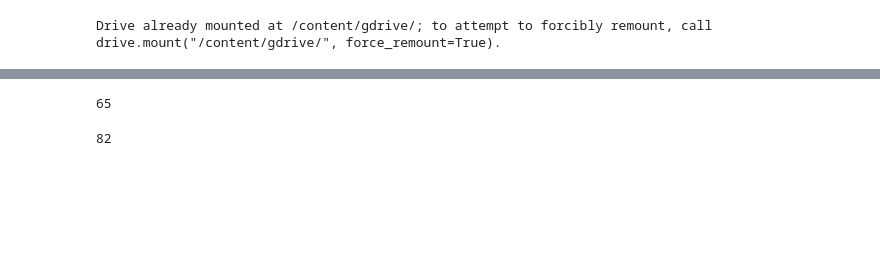
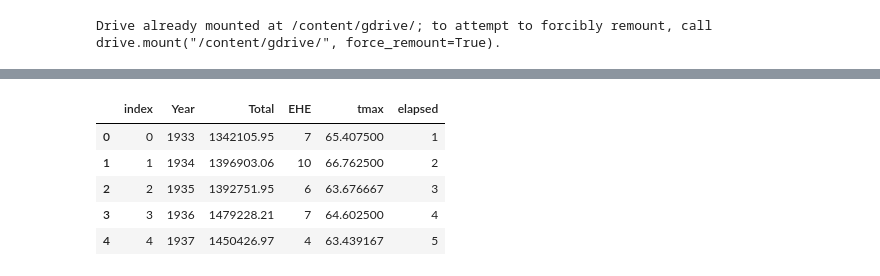
Before and after one commit to aranpandey/CornyWebbedRegisters, a Jupyter notebook: Temp+Mortality.ipynb, the cells around one changed output, grey strips where cells are left out. Drawn from its saved outputs; the diff is of its cells as text; code cells hidden in the pictures; blank space fills up the shorter version.

```diff
--- a/Temp+Mortality.ipynb
+++ b/Temp+Mortality.ipynb
@@ -186,0 +170,18 @@ df_merged.head(100)
+# %%
+inputs = df_merged['EHE'].to_numpy()
+outputs = df_merged['Total'].to_numpy()
+df.tail(5)
+days = []
+count = 0
+for elements in inputs:
+  count += 1
+  days.append(count)
+df_merged['elapsed'] = days
+df_merged.head()
+# %% [output]
+|  | index | Year | Total | EHE | tmax | elapsed |
+| 0 | 0 | 1933 | 1342105.95 | 7 | 65.407500 | 1 |
+| 1 | 1 | 1934 | 1396903.06 | 10 | 66.762500 | 2 |
+| 2 | 2 | 1935 | 1392751.95 | 6 | 63.676667 | 3 |
+| 3 | 3 | 1936 | 1479228.21 | 7 | 64.602500 | 4 |
+| 4 | 4 | 1937 | 1450426.97 | 4 | 63.439167 | 5 |
@@ -187,16 +204,10 @@ df_merged.head(100)
 # %%
-inputs = df_merged.to_numpy()
-outputs = df_merged.to_numpy()
 from matplotlib import pyplot as plt
-split = int(0.8*len(df_merged))
-X_train, X_test, y_train, y_test = inputs[:split], inputs[split:], outputs[:split], outputs[split:]
-X_train = np.expand_dims(X_train,axis=2)
-X_test = np.expand_dims(X_test,axis=2)
-
-print(split)
+split = int(0.8*len(betterinputs))
+X_train, X_test, y_train, y_test = betterinputs[:split], betterinputs[split:], betteroutputs[:split], betteroutputs[split:]
+X_train = np.expand_dims(X_train, axis=2)
+X_test = np.expand_dims(X_test, axis=2)
+days = days[split:]
-# %% [output]
-65
-82
 # %%
 from sklearn.linear_model import RidgeCV
 from sklearn.model_selection import cross_val_score
```
Also changed, not shown: parts of 17 cells of this notebook.
